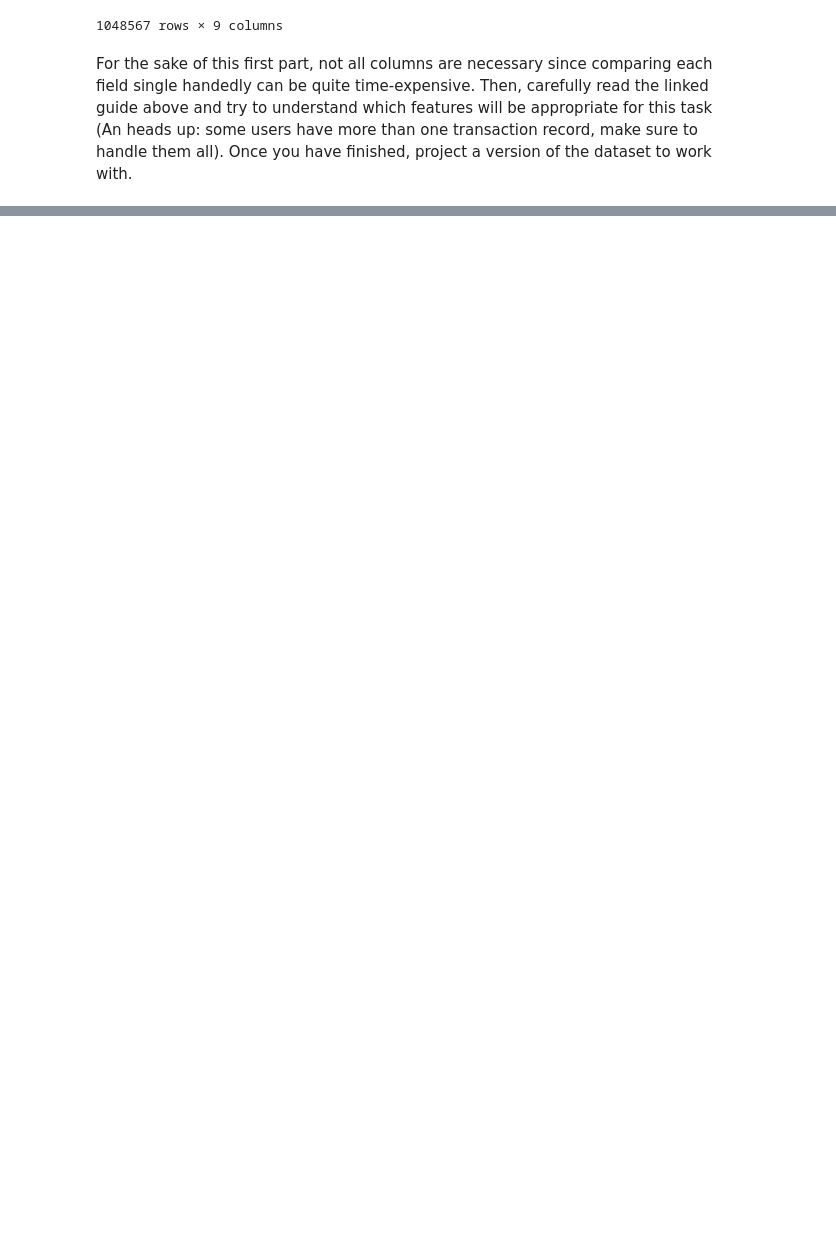
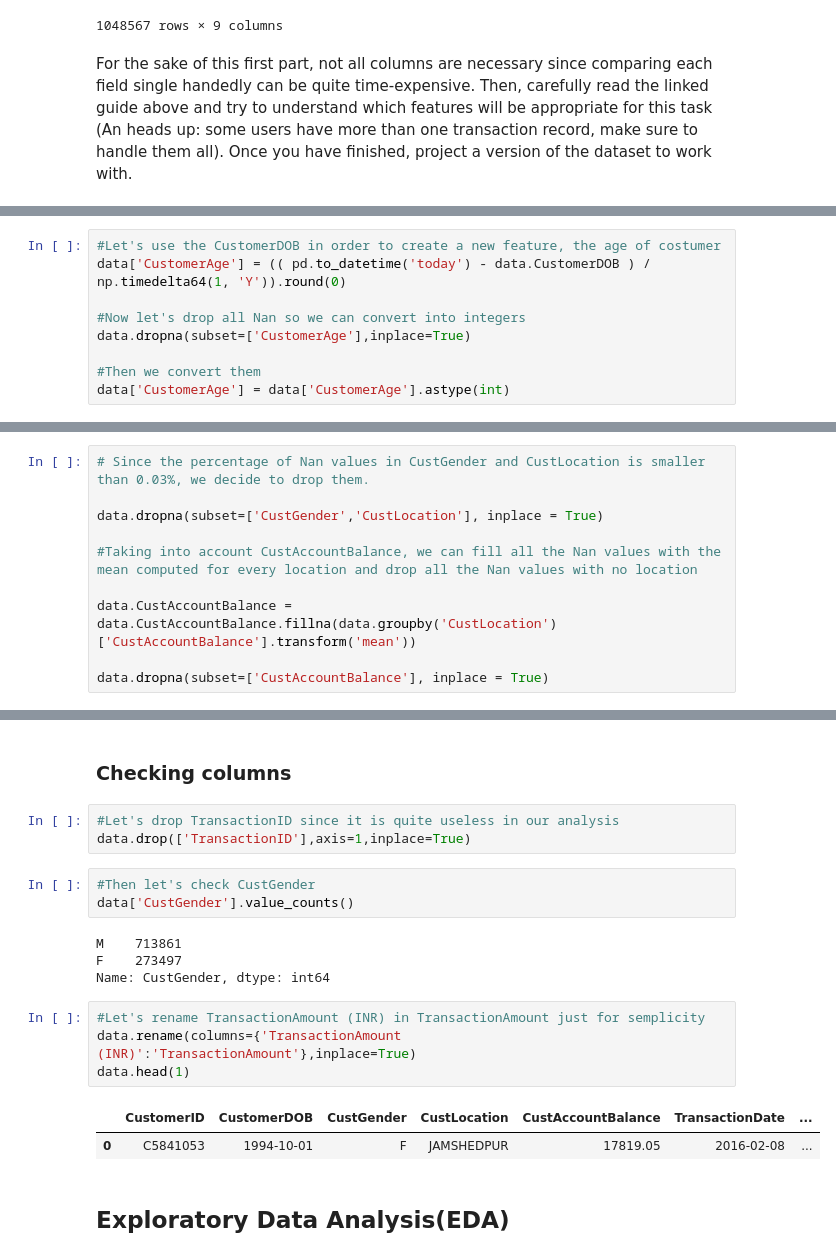
Before and after one commit to LucaFabri99/ADM-HW4, a Jupyter notebook: main.ipynb, the cells around one changed output, grey strips where cells are left out. Cells and saved outputs as stored; diff of their text form; blank space fills up the shorter version.

```diff
--- a/main.ipynb
+++ b/main.ipynb
@@ -27,0 +107,9 @@ For the sake of this first part, not all columns are necessary since comparing e
+# %%
+#Let's use the CustomerDOB in order to create a new feature, the age of costumer
+data['CustomerAge'] = (( pd.to_datetime('today') - data.CustomerDOB ) / np.timedelta64(1, 'Y')).round(0)
+
+#Now let's drop all Nan so we can convert into integers
+data.dropna(subset=['CustomerAge'],inplace=True)
+
+#Then we convert them
+data['CustomerAge'] = data['CustomerAge'].astype(int)
@@ -27,0 +168,10 @@ For the sake of this first part, not all columns are necessary since comparing e
+# %%
+# Since the percentage of Nan values in CustGender and CustLocation is smaller than 0.03%, we decide to drop them.
+
+data.dropna(subset=['CustGender','CustLocation'], inplace = True)
+
+#Taking into account CustAccountBalance, we can fill all the Nan values with the mean computed for every location and drop all the Nan values with no location
+
+data.CustAccountBalance = data.CustAccountBalance.fillna(data.groupby('CustLocation')['CustAccountBalance'].transform('mean'))
+
+data.dropna(subset=['CustAccountBalance'], inplace = True)
@@ -27,0 +192,21 @@ For the sake of this first part, not all columns are necessary since comparing e
+# %% [markdown]
+### Checking columns
+# %%
+#Let's drop TransactionID since it is quite useless in our analysis
+data.drop(['TransactionID'],axis=1,inplace=True)
+# %%
+#Then let's check CustGender
+data['CustGender'].value_counts()
+# %% [output]
+M    713861
+F    273497
+Name: CustGender, dtype: int64
+# %%
+#Let's rename TransactionAmount (INR) in TransactionAmount just for semplicity
+data.rename(columns={'TransactionAmount (INR)':'TransactionAmount'},inplace=True)
+data.head(1)
+# %% [output]
+|  | CustomerID | CustomerDOB | CustGender | CustLocation | CustAccountBalance | TransactionDate | ... |
+| 0 | C5841053 | 1994-10-01 | F | JAMSHEDPUR | 17819.05 | 2016-02-08 | ... |
+# %% [markdown]
+## Exploratory Data Analysis(EDA)
```
Also changed, not shown: parts of 14 cells of this notebook.
